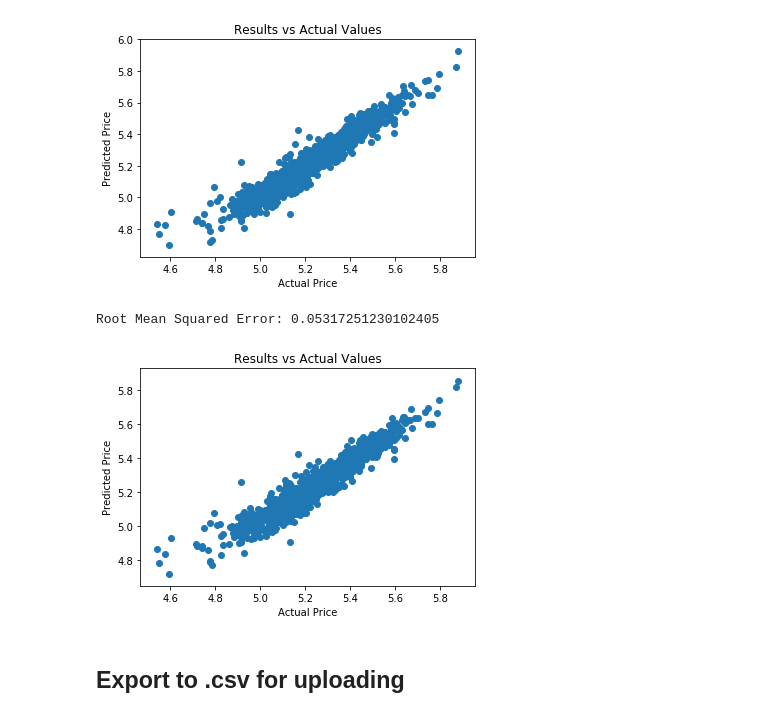
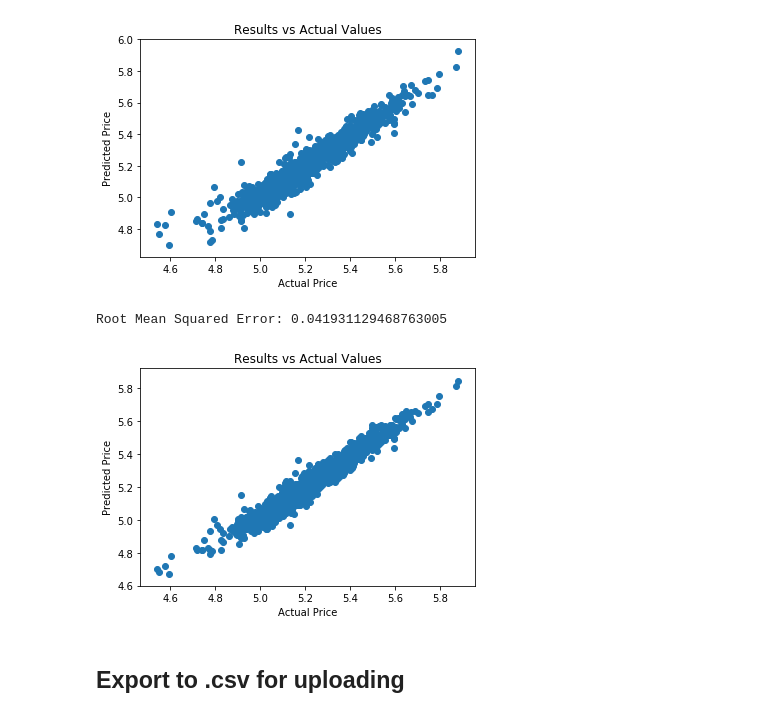
Before and after one commit to bhalbur/AmesData, a Jupyter notebook: Stacked_w_label_encoding.ipynb, the cells around one changed output. Drawn from its saved outputs; the diff is of its cells as text; code cells hidden in the pictures.

```diff
--- a/Stacked_w_label_encoding.ipynb
+++ b/Stacked_w_label_encoding.ipynb
@@ -48,3 +50,14 @@ trimprices = logprices.drop(droprows)
 train = trim.loc[1:1460,]
 test = trim.loc[1461:2919,]
 y = trimprices
+# %%
+boost = GradientBoostingRegressor()
+boost.fit(train, trimprices, sample_weight=None ,monitor=None)
+yhat_boost = boost.predict(train)
+plt.scatter(y, yhat_boost)
+plt.xlabel('Actual Price')
+plt.ylabel('Predicted Price')
+plt.title('Results vs Actual Values')
+print("R squared:",boost.score(train, y, sample_weight=None))
+RMSE = math.sqrt(mean_squared_error(y, yhat_boost))
+print("Root Mean Squared Error:",RMSE)
@@ -51,12 +68,12 @@ y = trimprices
 # %%
-lasso = Lasso(alpha=0.01)
-lasso.fit(train, trimprices)
-yhat_lasso = lasso.predict(train)
-plt.scatter(y, yhat_lasso)
+svr = SVR()
+svr.fit(train, trimprices)
+yhat_svr = svr.predict(train)
+plt.scatter(y, yhat_svr)
 plt.xlabel('Actual Price')
 plt.ylabel('Predicted Price')
 plt.title('Results vs Actual Values')
-print("R squared:",lasso.score(train, y, sample_weight=None))
-RMSE = math.sqrt(mean_squared_error(y, yhat_lasso))
+print("R squared:",svr.score(train, y, sample_weight=None))
+RMSE = math.sqrt(mean_squared_error(y, yhat_svr))
 print("Root Mean Squared Error:",RMSE)
 # %% [output]
@@ -66,11 +82,0 @@ Root Mean Squared Error: 0.060903423656027404
-# %%
-enet = ElasticNet(alpha=0.01)
-enet.fit(train, trimprices)
-yhat_enet = enet.predict(train)
-plt.scatter(y, yhat_enet)
-plt.xlabel('Actual Price')
-plt.ylabel('Predicted Price')
-plt.title('Results vs Actual Values')
-print("R squared:",enet.score(train, y, sample_weight=None))
-RMSE = math.sqrt(mean_squared_error(y, yhat_enet))
-print("Root Mean Squared Error:",RMSE)
@@ -94,14 +96,14 @@ R squared: 0.9182717954027287
 Root Mean Squared Error: 0.04961034092735686
 [figure]
 # %%
-yhat_test_combined = (yhat_linreg + yhat_lasso + yhat_enet)/3
+yhat_test_combined = (yhat_linreg + yhat_svr + yhat_boost)/3
 plt.scatter(y, yhat_test_combined)
 plt.xlabel('Actual Price')
 plt.ylabel('Predicted Price')
 plt.title('Results vs Actual Values')
 RMSE = math.sqrt(mean_squared_error(y, yhat_test_combined))
 print("Root Mean Squared Error:",RMSE)
 # %% [output]
-Root Mean Squared Error: 0.05317251230102405
+Root Mean Squared Error: 0.041931129468763005
-[figure, old version]
+[figure, new version]
 # %%
```
Also changed, not shown: parts of 7 cells of this notebook, 5 other files.
